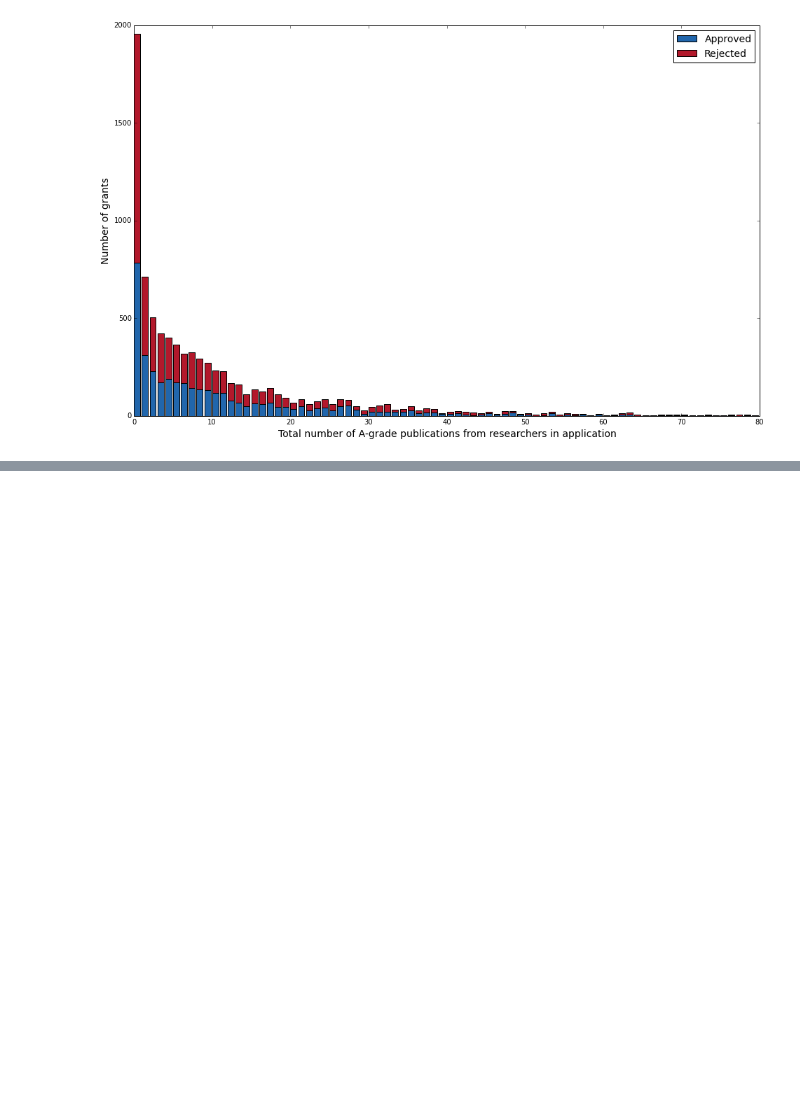
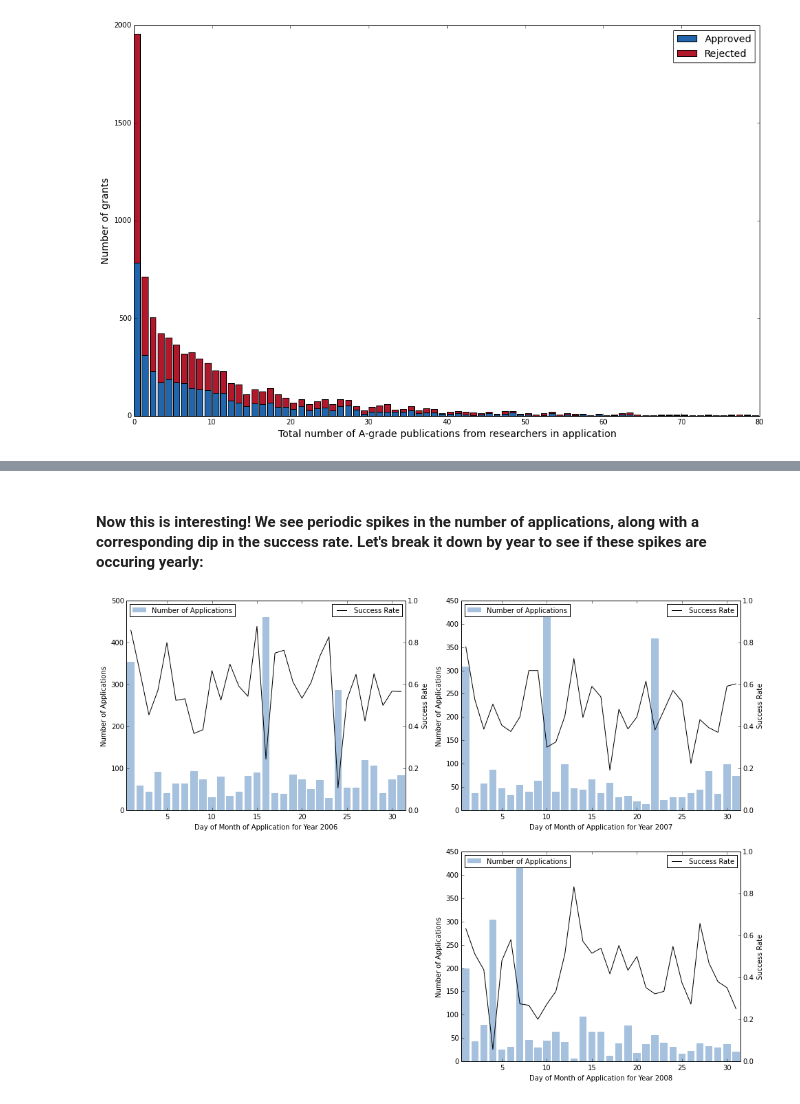
Before and after one commit to realmichaelzyy/cs249project, a Jupyter notebook: kaggle/workspace/classifier/KaggleExploration.ipynb, the cells around one changed output, grey strips where cells are left out. Saved outputs shown, nothing was run; the diff lists cells and outputs as text; code cells hidden in the pictures; blank space fills up the shorter version.

```diff
--- a/kaggle/workspace/classifier/KaggleExploration.ipynb
+++ b/kaggle/workspace/classifier/KaggleExploration.ipynb
@@ -257,0 +289,28 @@ plt.show()
+# %% [markdown]
+#### Now this is interesting! We see periodic spikes in the number of applications, along with a corresponding dip in the success rate. Let's break it down by year to see if these spikes are occuring yearly:
+# %%
+fig = plt.figure(1, figsize=(16, 12))
+years = [2008,2006,2007]
+
+fontSize = 10
+
+for (i,year) in enumerate(years):
+    ax1 = fig.add_subplot(2,2,i)
+    #lineData = plotData.groupby('GrantDayofMonth').apply(lambda x: pandas.Series({'rate':sum(x.GrantStatus)/float(len(x)),'total':len(x)}))
+    lineData = plotData[plotData.apply(lambda x: x.GrantYear == year, axis=1)].groupby('GrantDayofMonth').apply(lambda x: pandas.Series({'rate':sum(x.GrantStatus)/float(len(x)),'total':len(x)}))
+
+    ax1.bar(list(lineData.index.values),list(lineData.total.values),
+            linewidth=0.0,color=blue, alpha=0.4, align='center',label='Number of Applications')
+    ax1.set_ylabel('Number of Applications',fontsize=fontSize)
+    ax2 = ax1.twinx()
+    ax2.plot(list(lineData.index.values), list(lineData.rate.values),color='k',label='Success Rate')
+    ax2.set_ylim([0,1])
+    ax2.set_ylabel('Success Rate',fontsize=fontSize)
+    ax1.set_xlabel('Day of Month of Application for Year ' + str(year),fontsize=fontSize)
+    ax1.set_xlim([0.5,31.5])
+    ax1.legend(loc='upper left',fontsize=fontSize)
+    ax2.legend(loc='upper right',fontsize=fontSize)
+
+plt.show()
+# %% [output]
+[figure, added]
```
Also changed, not shown: parts of 38 cells of this notebook.
